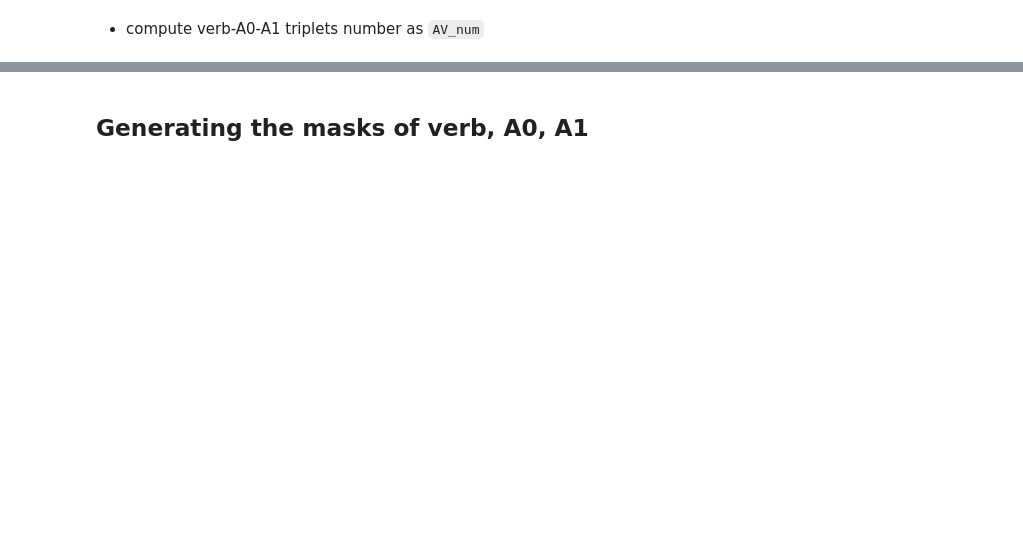
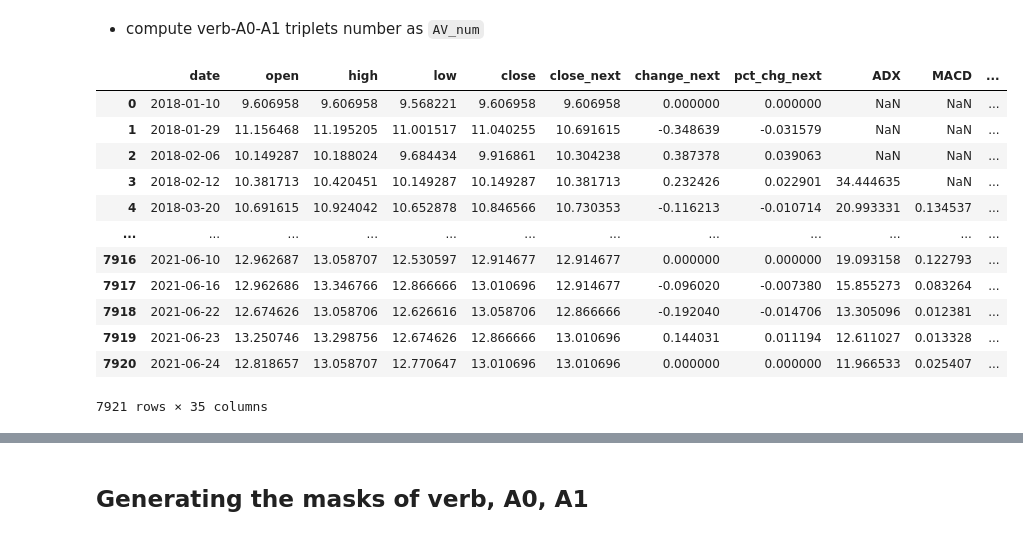
Before and after one commit to A-baoYang/Astock-on-TWSE, a Jupyter notebook: code/try_Pretrained_RoBert_SRL(FC)_CL(V).ipynb, the cells around one changed output, grey strips where cells are left out. Cells and saved outputs as stored; diff of their text form; code cells hidden in the pictures; blank space fills up the shorter version.

```diff
--- a/code/try_Pretrained_RoBert_SRL(FC)_CL(V).ipynb
+++ b/code/try_Pretrained_RoBert_SRL(FC)_CL(V).ipynb
@@ -168,6 +157,22 @@ df_train["AV_num"] = df_train["verbA0A1"].apply(lambda x: len(eval(x)))
 df_val["AV_num"] = df_val["verbA0A1"].apply(lambda x: len(eval(x)))
 df_test["AV_num"] = df_test["verbA0A1"].apply(lambda x: len(eval(x)))
 df_ood["AV_num"] = df_ood["verbA0A1"].apply(lambda x: len(eval(x)))
+# %%
+df_train
+# %% [output]
+|  | date | open | high | low | close | close_next | change_next | pct_chg_next | ADX | MACD | ... |
+| 0 | 2018-01-10 | 9.606958 | 9.606958 | 9.568221 | 9.606958 | 9.606958 | 0.000000 | 0.000000 | NaN | NaN | ... |
+| 1 | 2018-01-29 | 11.156468 | 11.195205 | 11.001517 | 11.040255 | 10.691615 | -0.348639 | -0.031579 | NaN | NaN | ... |
+| 2 | 2018-02-06 | 10.149287 | 10.188024 | 9.684434 | 9.916861 | 10.304238 | 0.387378 | 0.039063 | NaN | NaN | ... |
+| 3 | 2018-02-12 | 10.381713 | 10.420451 | 10.149287 | 10.149287 | 10.381713 | 0.232426 | 0.022901 | 34.444635 | NaN | ... |
+| 4 | 2018-03-20 | 10.691615 | 10.924042 | 10.652878 | 10.846566 | 10.730353 | -0.116213 | -0.010714 | 20.993331 | 0.134537 | ... |
+| ... | ... | ... | ... | ... | ... | ... | ... | ... | ... | ... | ... |
+| 7916 | 2021-06-10 | 12.962687 | 13.058707 | 12.530597 | 12.914677 | 12.914677 | 0.000000 | 0.000000 | 19.093158 | 0.122793 | ... |
+| 7917 | 2021-06-16 | 12.962686 | 13.346766 | 12.866666 | 13.010696 | 12.914677 | -0.096020 | -0.007380 | 15.855273 | 0.083264 | ... |
+| 7918 | 2021-06-22 | 12.674626 | 13.058706 | 12.626616 | 13.058706 | 12.866666 | -0.192040 | -0.014706 | 13.305096 | 0.012381 | ... |
+| 7919 | 2021-06-23 | 13.250746 | 13.298756 | 12.674626 | 12.866666 | 13.010696 | 0.144031 | 0.011194 | 12.611027 | 0.013328 | ... |
+| 7920 | 2021-06-24 | 12.818657 | 13.058707 | 12.770647 | 13.010696 | 13.010696 | 0.000000 | 0.000000 | 11.966533 | 0.025407 | ... |
+7921 rows × 35 columns
 # %% [markdown]
 - merge `stock_factors` to array in one column
 
```
Also changed, not shown: parts of 26 cells of this notebook.
